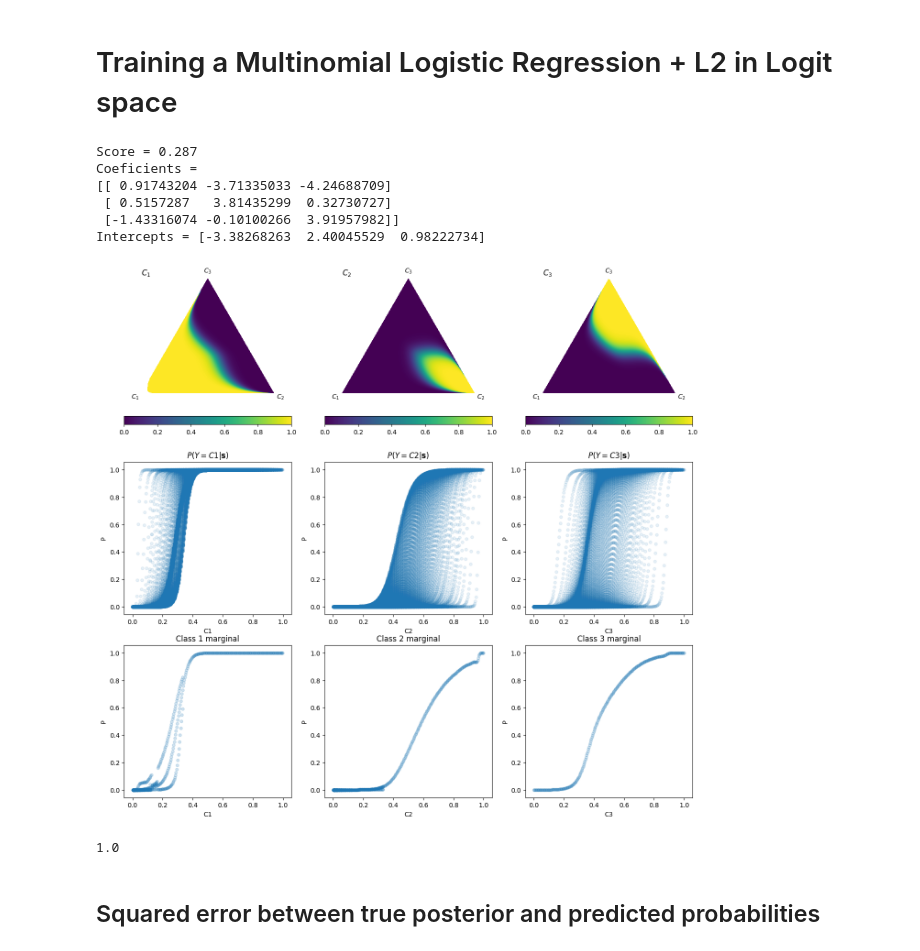
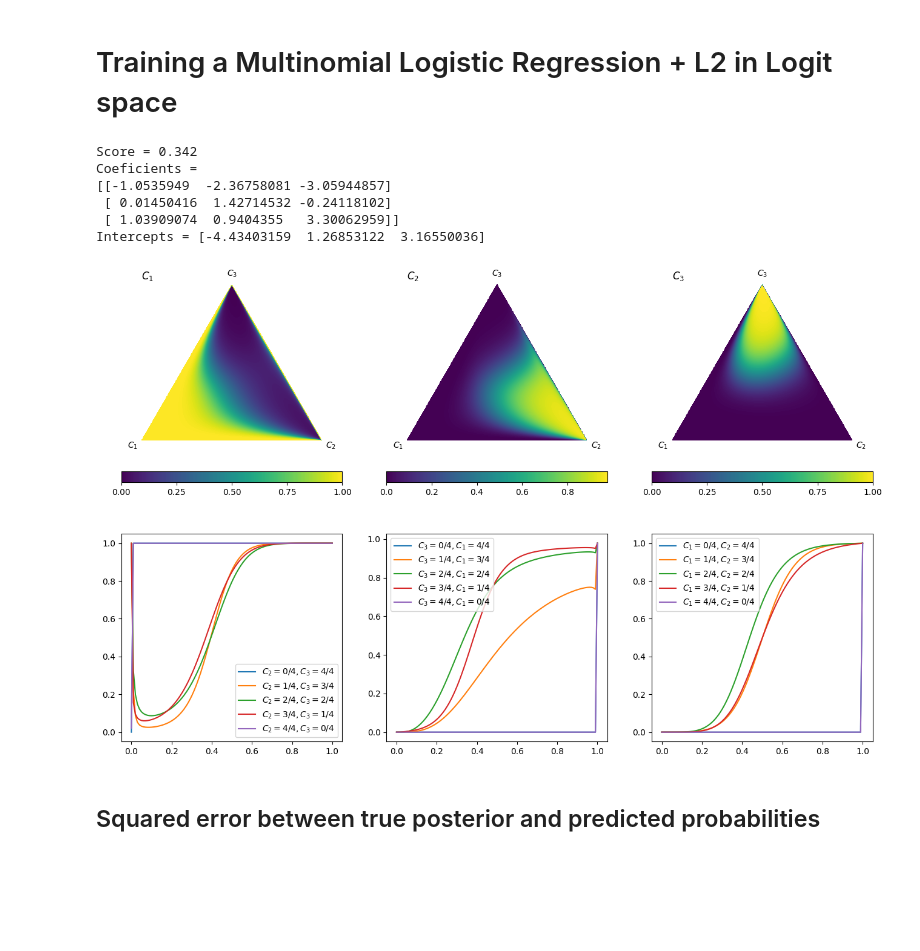
Before and after one commit to dirichletcal/experiments_neurips, a Jupyter notebook: notebooks/Dirichlet_calibration.ipynb, the cells around one changed output. Drawn from its saved outputs; the diff is of its cells as text; code cells hidden in the pictures; blank space fills up the shorter version.

```diff
--- a/notebooks/Dirichlet_calibration.ipynb
+++ b/notebooks/Dirichlet_calibration.ipynb
@@ -14,6 +14,6 @@ from functools import reduce
 
 import pandas as pd
 
-nlevels = 50
-subdiv = 10
+nlevels = 100
+subdiv = 6
 # %%
@@ -248,9 +254,0 @@ draw_pdf_contours(class_dist, labels='auto')
-# %%
-fig = plt.figure(figsize=(16, 5))
-for i in [0, 1, 2]:
-    ax = fig.add_subplot(1, 3, i+1)
-
-    ax.set_title('$P(Y={}|\mathbf{{x}})$'.format(i+1), loc='left')
-
-    function = lambda x: class_dist.posterior(x, i)
-    draw_func_contours(function, labels='auto', fig=fig, ax=ax)
@@ -276,7 +276,7 @@ def plot_converging_lines_pvalues(func, lines, i, ax):
                     classes[2]+1, len(lines)-j-1, len(lines)-1))
     ax.legend()
 
-def get_converging_lines(num_lines, mesh_precision=10, class_index=0):
+def get_converging_lines(num_lines, mesh_precision=10, class_index=0, tol=1e-9):
     '''
     If class_index = 0
     Create isometric lines from the oposite side of C1 simplex to the C1 corner
@@ -305,7 +305,7 @@ def get_converging_lines(num_lines, mesh_precision=10, class_index=0):
     if class_index > 0:
         indices = np.array([0, 1, 2])
         lines = [line[:, np.roll(indices, class_index)] for i, line in enumerate(lines)]
-    return lines
+    return np.clip(lines, tol, 1-tol)
 
 
 indices = np.array([0, 1, 2])
@@ -390,16 +398,20 @@ Intercepts = [ 1.39844187 -0.45070497 -0.9477369 ]
 # %% [markdown]
 ## Prediction space per class
 # %%
-fig = plt.figure(figsize=(16, 15))
+fig = plt.figure(figsize=(16, 10))
 for i, c in enumerate(('C1', 'C2', 'C3')):
-    ax1 = fig.add_subplot(3, 3, i+1)
+    ax1 = fig.add_subplot(2, 3, i+1)
 
     ax1.set_title('$C_{}$'.format(i+1), loc='left')
 
     function = lambda x: clf.predict_proba(x.reshape(1,-1))[0][i]
     draw_func_contours(function, labels='auto', fig=fig, ax=ax1)
 
-    ax2 = fig.add_subplot(3, 3, 3+i+1)
-    ax3 = fig.add_subplot(3, 3, 6+i+1)
-    plot_marginal(function, mesh, c, ax2, ax3)
+    ax2 = fig.add_subplot(2, 3, 3+i+1)
+    lines = get_converging_lines(num_lines=5, mesh_precision=nlevels, class_index=i)
+    plot_converging_lines_pvalues(function, lines, i, ax2)
+
+    #ax3 = fig.add_subplot(4, 3, 6+i+1)
+    #ax4 = fig.add_subplot(4, 3, 9+i+1)
+    #plot_marginal(function, mesh, c, ax3, ax4)
 # %% [output]
@@ -440,42 +452,41 @@ class DirichletRegressionLogit(LogisticRegression):
 # %%
 # Turn up tolerance for faster convergence
 name = 'lr_logit'
 models[name] = DirichletRegressionLogit(C=99999999999,
                          multi_class='multinomial', solver='saga')
 
 clf = models[name]
 clf.fit(scores, classes.argmax(axis=1))
 sparsity = np.mean(clf.coef_ == 0) * 100
 score = clf.score(scores, classes.argmax(axis=1))
 print('Score = {}'.format(score))
 print('Coeficients = \n{}'.format(clf.coef_))
 print('Intercepts = {}'.format(clf.intercept_))
 
-fig = plt.figure(figsize=(16, 15))
+fig = plt.figure(figsize=(16, 10))
 for i, c in enumerate(['C1', 'C2', 'C3']):
-    ax = fig.add_subplot(3, 3, i+1)
+    ax = fig.add_subplot(2, 3, i+1)
 
     ax.set_title('$C_{}$'.format(i+1), loc='left')
 
     function = lambda x: clf.predict_proba(x.reshape(1,-1))[0][i]
     draw_func_contours(function, labels='auto', fig=fig, ax=ax)
 
-    ax2 = fig.add_subplot(3, 3, 3+i+1)
-    ax3 = fig.add_subplot(3, 3, 6+i+1)
-    plot_marginal(function, mesh, c, ax2, ax3)
+    ax2 = fig.add_subplot(2, 3, 3+i+1)
+    lines = get_converging_lines(num_lines=5, mesh_precision=nlevels, class_index=i)
+    plot_converging_lines_pvalues(function, lines, i, ax2)
+
+    #ax2 = fig.add_subplot(3, 3, 3+i+1)
+    #ax3 = fig.add_subplot(3, 3, 6+i+1)
+    #plot_marginal(function, mesh, c, ax2, ax3)
 # %% [output]
-Score = 0.287
+Score = 0.342
 Coeficients =
-[[ 0.91743204 -3.71335033 -4.24688709]
- [ 0.5157287   3.81435299  0.32730727]
- [-1.43316074 -0.10100266  3.91957982]]
-Intercepts = [-3.38268263  2.40045529  0.98222734]
+[[-1.0535949  -2.36758081 -3.05944857]
+ [ 0.01450416  1.42714532 -0.24118102]
+ [ 1.03909074  0.9404355   3.30062959]]
+Intercepts = [-4.43403159  1.26853122  3.16550036]
-[figure, old version]
+[figure, new version]
-# %%
-function = lambda x: clf.predict_proba(x.reshape(1,-1))[0][0]
-function(np.array([1-1e-10, 1e-10, 1e-10]))
-# %% [output]
-1.0
 # %% [markdown]
 ## Squared error between true posterior and predicted probabilities
 # %%
```
Also changed, not shown: parts of 23 cells of this notebook, 3 other files.
